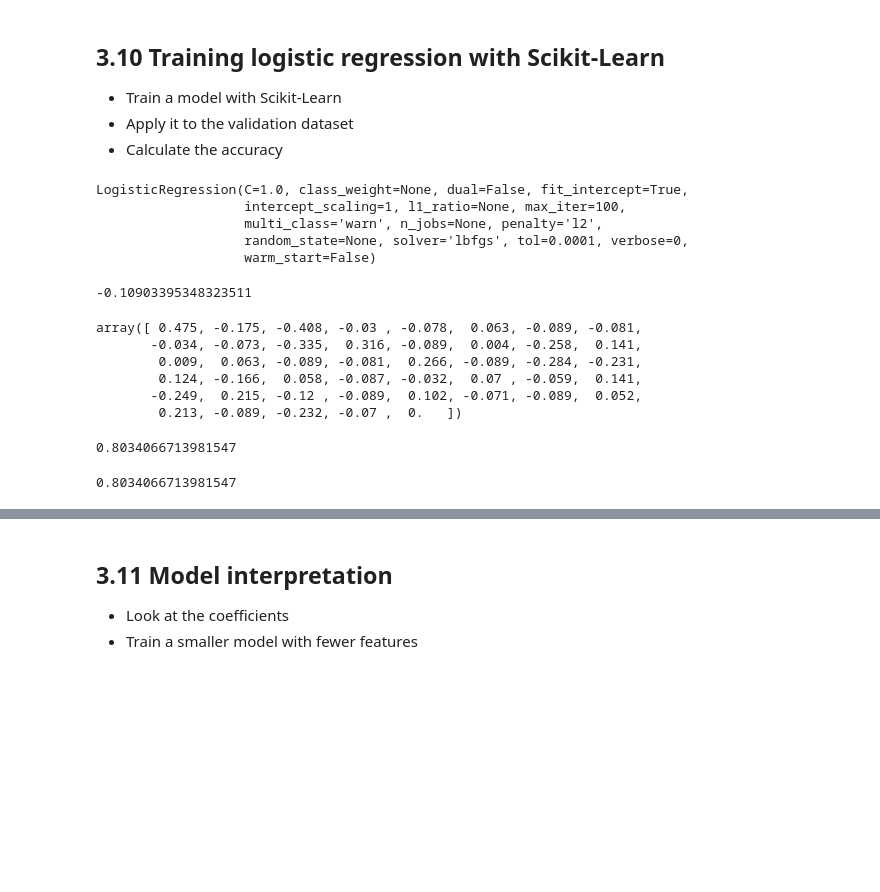
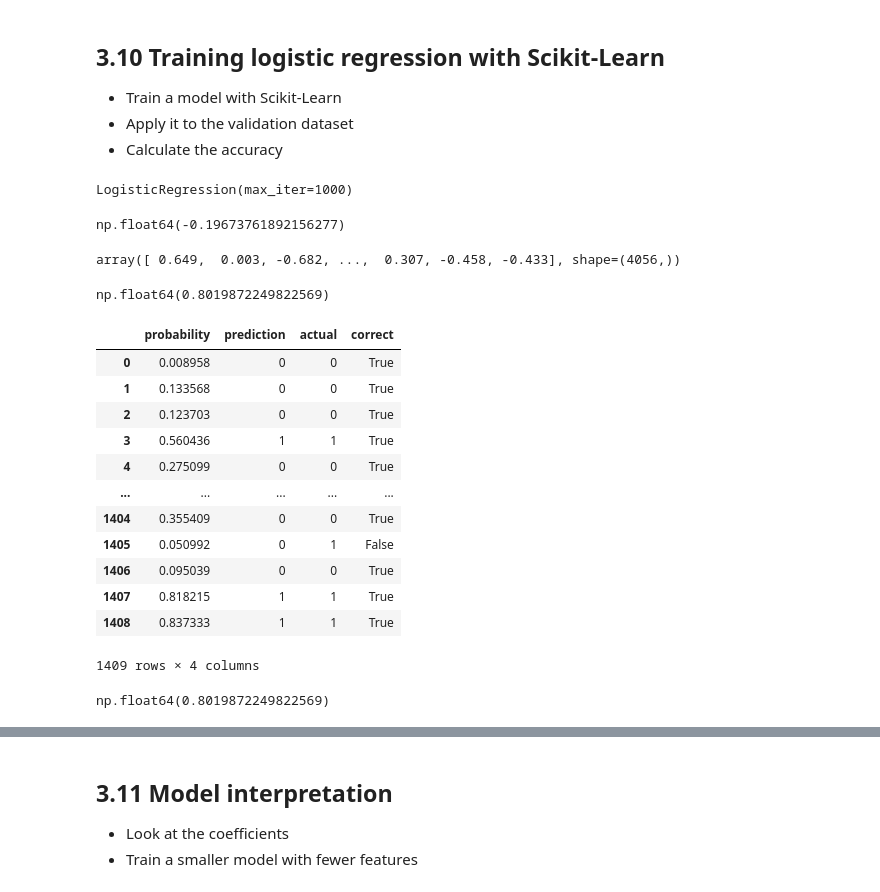
Before and after one commit to Pablink18dos2/MLZoomcamp, a Jupyter notebook: 03-classification/notebook (1).ipynb, the cells around one changed output, grey strips where cells are left out. Saved outputs shown, nothing was run; the diff lists cells and outputs as text; code cells hidden in the pictures; blank space fills up the shorter version.

```diff
--- a/03-classification/notebook (1).ipynb
+++ b/03-classification/notebook (1).ipynb
@@ -470,27 +485,18 @@ def logistic_regression(xi):
 # %%
 from sklearn.linear_model import LogisticRegression
 # %%
-model = LogisticRegression(solver='lbfgs')
-# solver='lbfgs' is the default solver in newer version of sklearn
-# for older versions, you need to specify it explicitly
+model = LogisticRegression(max_iter=1000)
 model.fit(X_train, y_train)
 # %% [output]
-LogisticRegression(C=1.0, class_weight=None, dual=False, fit_intercept=True,
-                   intercept_scaling=1, l1_ratio=None, max_iter=100,
-                   multi_class='warn', n_jobs=None, penalty='l2',
-                   random_state=None, solver='lbfgs', tol=0.0001, verbose=0,
-                   warm_start=False)
+LogisticRegression(max_iter=1000)
+# %%
+model.intercept_[0]
+# %% [output]
+np.float64(-0.19673761892156277)
 # %%
-model.intercept_[0]
+model.coef_[0].round(3)
 # %% [output]
--0.10903395348323511
+array([ 0.649,  0.003, -0.682, ...,  0.307, -0.458, -0.433], shape=(4056,))
 # %%
-model.coef_[0].round(3)
+y_pred = model.predict_proba(X_val)[:,1]
-# %% [output]
-array([ 0.475, -0.175, -0.408, -0.03 , -0.078,  0.063, -0.089, -0.081,
-       -0.034, -0.073, -0.335,  0.316, -0.089,  0.004, -0.258,  0.141,
-        0.009,  0.063, -0.089, -0.081,  0.266, -0.089, -0.284, -0.231,
-        0.124, -0.166,  0.058, -0.087, -0.032,  0.07 , -0.059,  0.141,
-       -0.249,  0.215, -0.12 , -0.089,  0.102, -0.071, -0.089,  0.052,
-        0.213, -0.089, -0.232, -0.07 ,  0.   ])
 # %%
@@ -498,6 +504,29 @@ y_pred = model.predict_proba(X_val)[:, 1]
+# %%
+(y_val == churn_decision).mean()
+# %% [output]
+np.float64(0.8019872249822569)
+# %%
+df_pred = pd.DataFrame()
+df_pred['probability'] = y_pred
+df_pred['prediction'] = churn_decision.astype(int)
+df_pred['actual'] = y_val
+df_pred['correct'] = (df_pred['prediction'] == df_pred['actual'])
+df_pred
+# %% [output]
+|  | probability | prediction | actual | correct |
+| 0 | 0.008958 | 0 | 0 | True |
+| 1 | 0.133568 | 0 | 0 | True |
+| 2 | 0.123703 | 0 | 0 | True |
+| 3 | 0.560436 | 1 | 1 | True |
+| 4 | 0.275099 | 0 | 0 | True |
+| ... | ... | ... | ... | ... |
+| 1404 | 0.355409 | 0 | 0 | True |
+| 1405 | 0.050992 | 0 | 1 | False |
+| 1406 | 0.095039 | 0 | 0 | True |
+| 1407 | 0.818215 | 1 | 1 | True |
+| 1408 | 0.837333 | 1 | 1 | True |
+1409 rows × 4 columns
 # %%
-churn_decision = (y_pred >= 0.5)
+df_pred.correct.mean()
+# %% [output]
+np.float64(0.8019872249822569)
-# %%
-(y_val == churn_decision).mean()
-# %% [output]
-0.8034066713981547
@@ -511,4 +532,0 @@ df_pred['correct'] = df_pred.prediction == df_pred.actual
-# %%
-df_pred.correct.mean()
-# %% [output]
-0.8034066713981547
```
Also changed, not shown: parts of 60 cells of this notebook, 1 other file.
